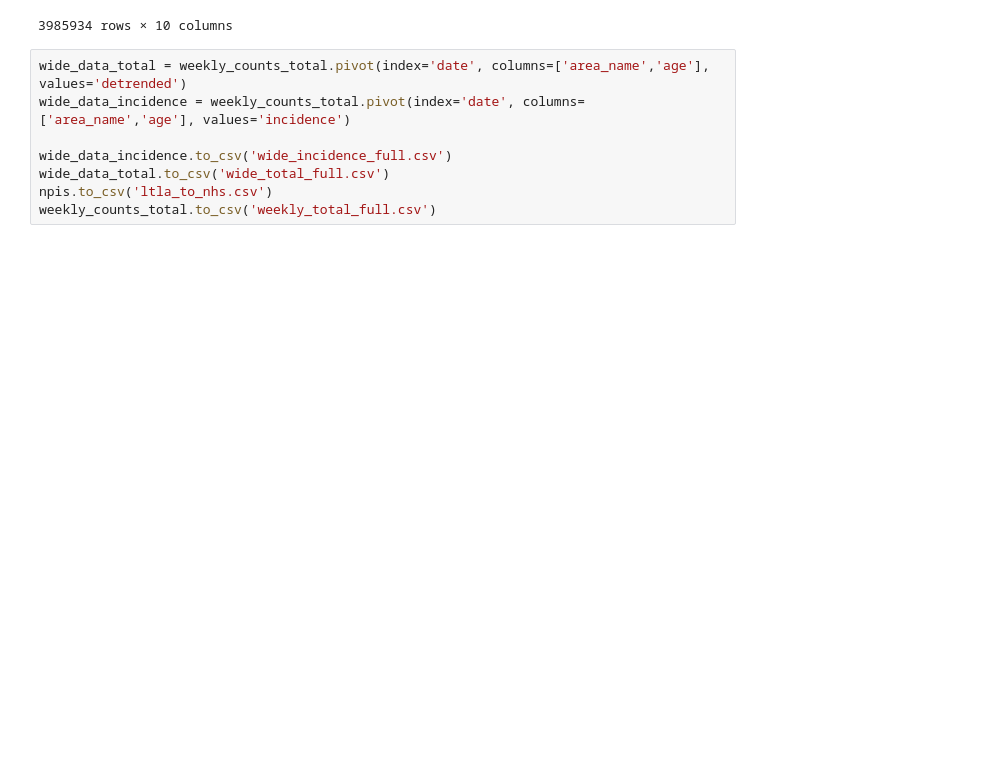
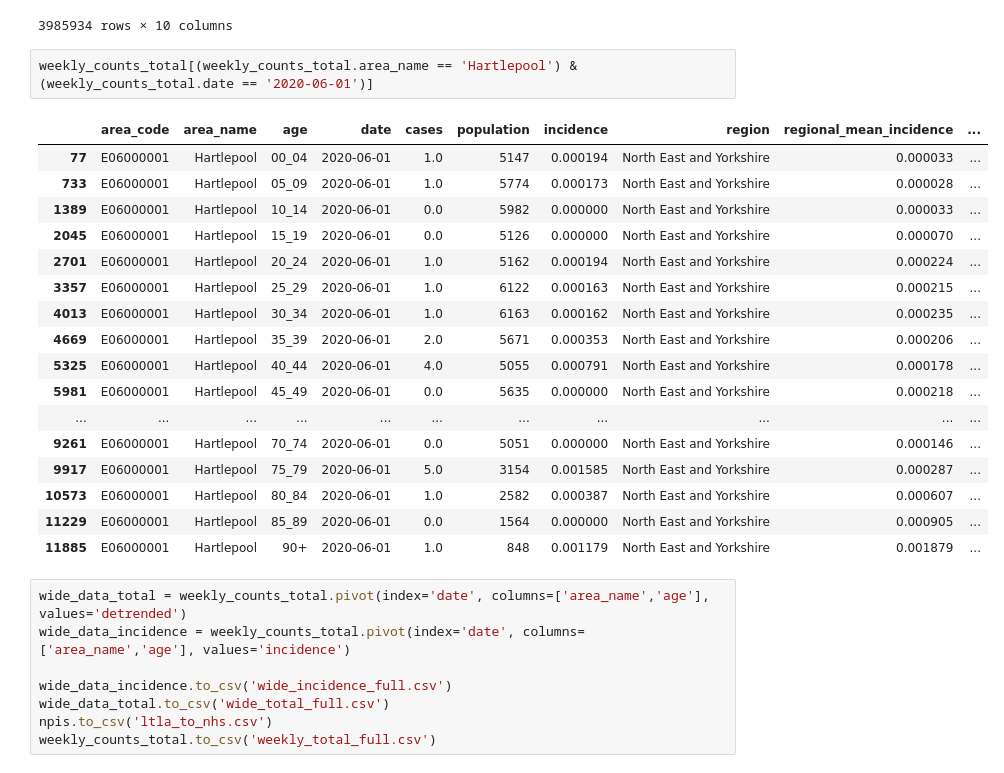
Before and after one commit to joshlooks/covariance-matrix, a Jupyter notebook: covid_pre_processing_age.ipynb, the cells around one changed output. Cells and saved outputs as stored; diff of their text form; blank space fills up the shorter version.

```diff
--- a/covid_pre_processing_age.ipynb
+++ b/covid_pre_processing_age.ipynb
@@ -218,6 +248,26 @@ weekly_counts_total
 | 3985932 | E09000033 | Westminster | 90+ | 2021-12-30 | 11.0 | 1863 | 0.005904 | London | 0.013040 | ... |
 | 3985933 | E09000033 | Westminster | 90+ | 2021-12-31 | 12.0 | 1863 | 0.006441 | London | 0.013600 | ... |
 3985934 rows × 10 columns
+# %%
+weekly_counts_total[(weekly_counts_total.area_name == 'Hartlepool') & (weekly_counts_total.date == '2020-06-01')]
+# %% [output]
+|  | area_code | area_name | age | date | cases | population | incidence | region | regional_mean_incidence | ... |
+| 77 | E06000001 | Hartlepool | 00_04 | 2020-06-01 | 1.0 | 5147 | 0.000194 | North East and Yorkshire | 0.000033 | ... |
+| 733 | E06000001 | Hartlepool | 05_09 | 2020-06-01 | 1.0 | 5774 | 0.000173 | North East and Yorkshire | 0.000028 | ... |
+| 1389 | E06000001 | Hartlepool | 10_14 | 2020-06-01 | 0.0 | 5982 | 0.000000 | North East and Yorkshire | 0.000033 | ... |
+| 2045 | E06000001 | Hartlepool | 15_19 | 2020-06-01 | 0.0 | 5126 | 0.000000 | North East and Yorkshire | 0.000070 | ... |
+| 2701 | E06000001 | Hartlepool | 20_24 | 2020-06-01 | 1.0 | 5162 | 0.000194 | North East and Yorkshire | 0.000224 | ... |
+| 3357 | E06000001 | Hartlepool | 25_29 | 2020-06-01 | 1.0 | 6122 | 0.000163 | North East and Yorkshire | 0.000215 | ... |
+| 4013 | E06000001 | Hartlepool | 30_34 | 2020-06-01 | 1.0 | 6163 | 0.000162 | North East and Yorkshire | 0.000235 | ... |
+| 4669 | E06000001 | Hartlepool | 35_39 | 2020-06-01 | 2.0 | 5671 | 0.000353 | North East and Yorkshire | 0.000206 | ... |
+| 5325 | E06000001 | Hartlepool | 40_44 | 2020-06-01 | 4.0 | 5055 | 0.000791 | North East and Yorkshire | 0.000178 | ... |
+| 5981 | E06000001 | Hartlepool | 45_49 | 2020-06-01 | 0.0 | 5635 | 0.000000 | North East and Yorkshire | 0.000218 | ... |
+| ... | ... | ... | ... | ... | ... | ... | ... | ... | ... | ... |
+| 9261 | E06000001 | Hartlepool | 70_74 | 2020-06-01 | 0.0 | 5051 | 0.000000 | North East and Yorkshire | 0.000146 | ... |
+| 9917 | E06000001 | Hartlepool | 75_79 | 2020-06-01 | 5.0 | 3154 | 0.001585 | North East and Yorkshire | 0.000287 | ... |
+| 10573 | E06000001 | Hartlepool | 80_84 | 2020-06-01 | 1.0 | 2582 | 0.000387 | North East and Yorkshire | 0.000607 | ... |
+| 11229 | E06000001 | Hartlepool | 85_89 | 2020-06-01 | 0.0 | 1564 | 0.000000 | North East and Yorkshire | 0.000905 | ... |
+| 11885 | E06000001 | Hartlepool | 90+ | 2020-06-01 | 1.0 | 848 | 0.001179 | North East and Yorkshire | 0.001879 | ... |
 # %%
 wide_data_total = weekly_counts_total.pivot(index='date', columns=['area_name','age'], values='detrended')
 wide_data_incidence = weekly_counts_total.pivot(index='date', columns=['area_name','age'], values='incidence')
```
Also changed, not shown: parts of 3 cells of this notebook, 34 other files.
